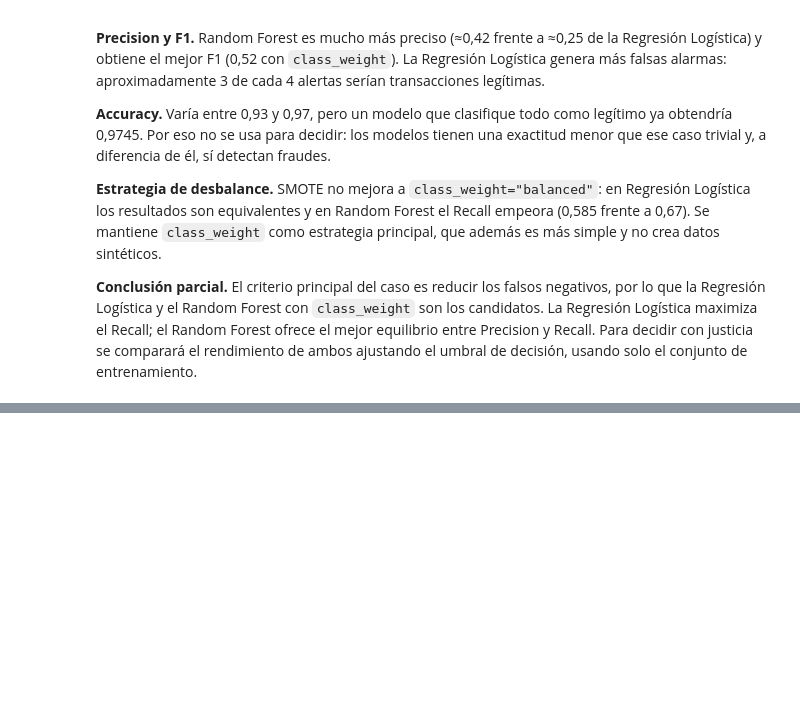
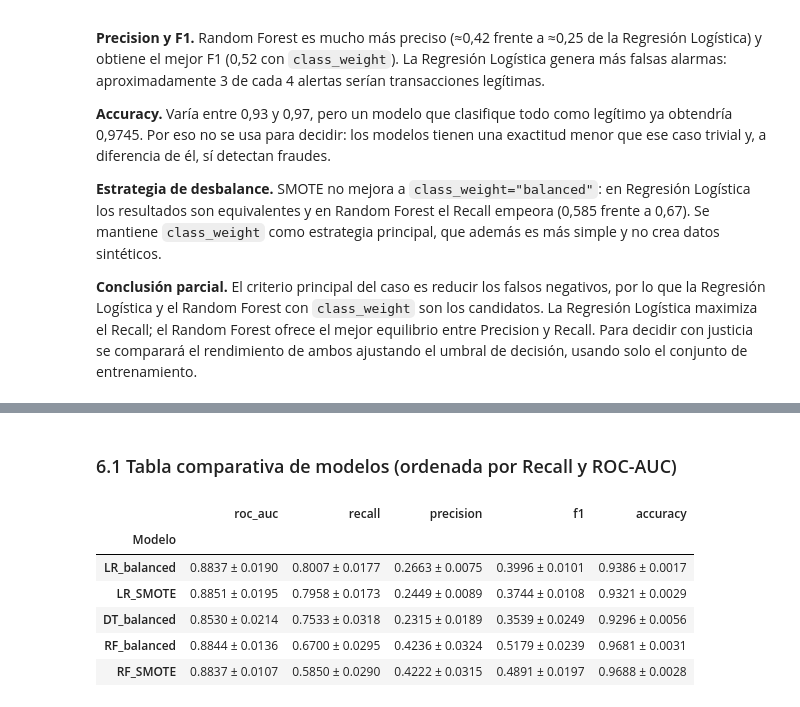
Before and after one commit to Leonardo2002AF/DETECCION_FRAUDEZ, a Jupyter notebook: fraude.ipynb, the cells around one changed output, grey strips where cells are left out. Saved outputs shown, nothing was run; the diff lists cells and outputs as text; code cells hidden in the pictures; blank space fills up the shorter version.

Commit message:
Fase 6: tabla comparativa e interpretación

```diff
--- a/fraude.ipynb
+++ b/fraude.ipynb
@@ -588,0 +593,25 @@ display(df_cv.round(4))
+# %% [markdown]
+### 6.1 Tabla comparativa de modelos (ordenada por Recall y ROC-AUC)
+# %%
+# Construcción de df_comparativo a partir de df_cv sin reentrenar
+metricas = ["roc_auc", "recall", "precision", "f1", "accuracy"]
+
+# Ordenamiento por recall descendente y luego roc_auc descendente
+df_sorted = df_cv.sort_values(by=["recall_mean", "roc_auc_mean"], ascending=[False, False])
+
+# Formateo a media ± desviación estándar con 4 decimales
+df_comparativo = pd.DataFrame(index=df_sorted.index)
+for met in metricas:
+    df_comparativo[met] = df_sorted.apply(
+        lambda r: f"{r[f'{met}_mean']:.4f} ± {r[f'{met}_std']:.4f}", axis=1
+    )
+
+display(df_comparativo)
+# %% [output]
+|  | roc_auc | recall | precision | f1 | accuracy |
+| Modelo |  |  |  |  |  |
+| LR_balanced | 0.8837 ± 0.0190 | 0.8007 ± 0.0177 | 0.2663 ± 0.0075 | 0.3996 ± 0.0101 | 0.9386 ± 0.0017 |
+| LR_SMOTE | 0.8851 ± 0.0195 | 0.7958 ± 0.0173 | 0.2449 ± 0.0089 | 0.3744 ± 0.0108 | 0.9321 ± 0.0029 |
+| DT_balanced | 0.8530 ± 0.0214 | 0.7533 ± 0.0318 | 0.2315 ± 0.0189 | 0.3539 ± 0.0249 | 0.9296 ± 0.0056 |
+| RF_balanced | 0.8844 ± 0.0136 | 0.6700 ± 0.0295 | 0.4236 ± 0.0324 | 0.5179 ± 0.0239 | 0.9681 ± 0.0031 |
+| RF_SMOTE | 0.8837 ± 0.0107 | 0.5850 ± 0.0290 | 0.4222 ± 0.0315 | 0.4891 ± 0.0197 | 0.9688 ± 0.0028 |
```
Also changed, not shown: parts of 5 cells of this notebook.
